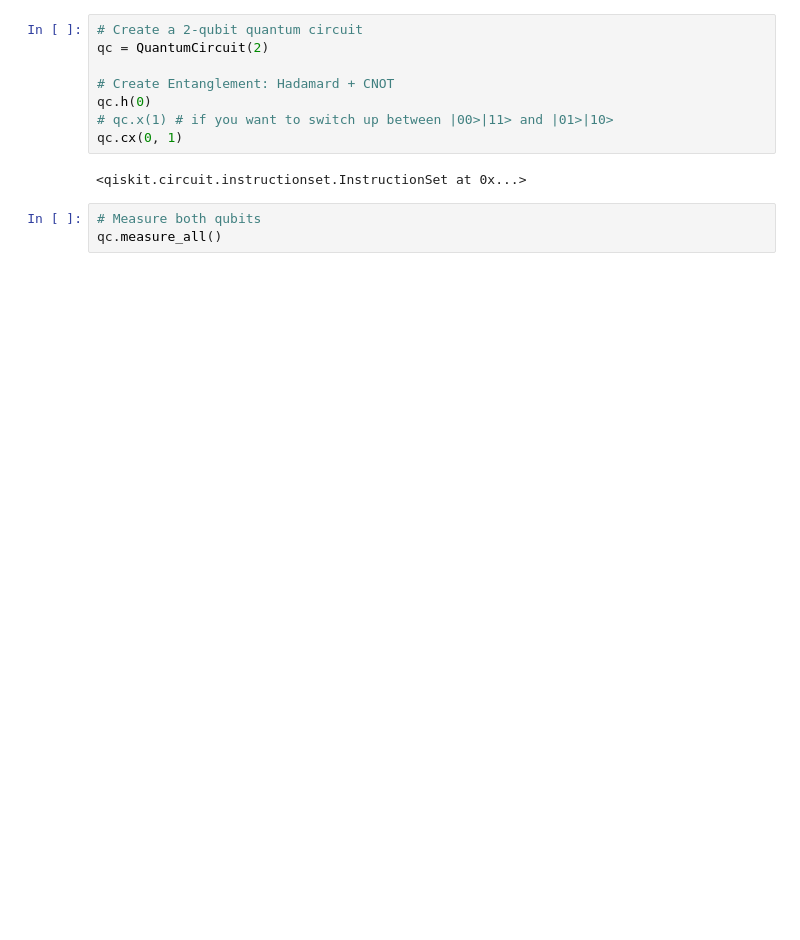
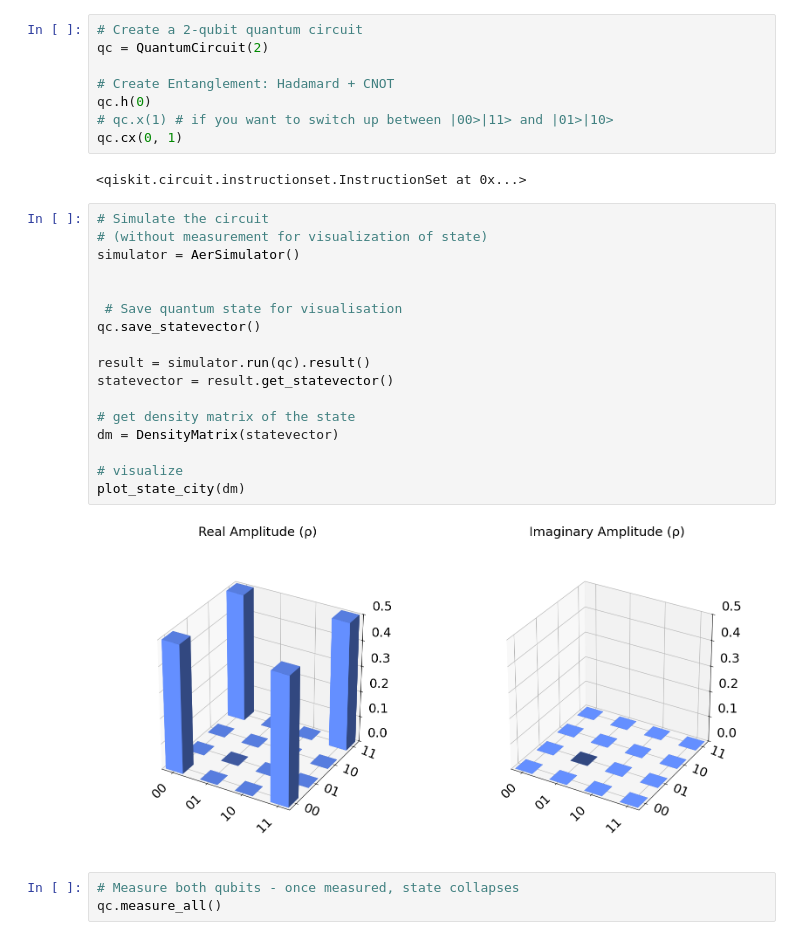
Before and after one commit to adithyaha/qiskit-101, a Jupyter notebook: bell_state.ipynb, the cells around one changed output. Drawn from its saved outputs; the diff is of its cells as text; blank space fills up the shorter version.

```diff
--- a/bell_state.ipynb
+++ b/bell_state.ipynb
@@ -12,7 +19,26 @@ qc.h(0)
 qc.cx(0, 1)
 # %% [output]
 <qiskit.circuit.instructionset.InstructionSet at 0x...>
+# %%
+# Simulate the circuit
+# (without measurement for visualization of state)
+simulator = AerSimulator()
+
+
+ # Save quantum state for visualisation
+qc.save_statevector()
+
+result = simulator.run(qc).result()
+statevector = result.get_statevector()
+
+# get density matrix of the state
+dm = DensityMatrix(statevector)
+
+# visualize
+plot_state_city(dm)
+# %% [output]
+[figure, added]
 # %%
-# Measure both qubits
+# Measure both qubits - once measured, state collapses
 qc.measure_all()
 # %%
```
Also changed, not shown: parts of 2 cells of this notebook.
